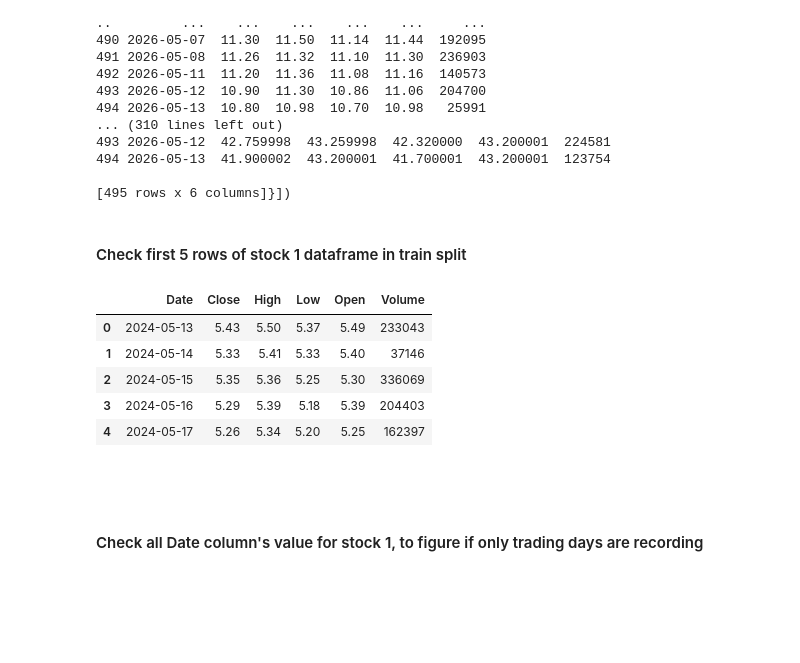
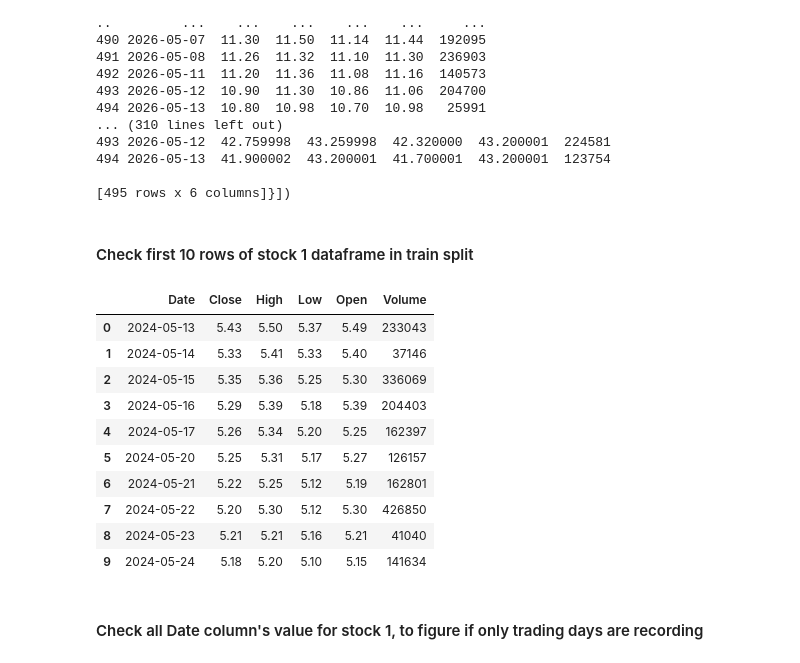
Before and after one commit to kimonkmrs/TIMESERIES_CLOSE_PRICE_PREDICTION, a Jupyter notebook: notebook/Main.ipynb, the cells around one changed output. Saved outputs shown, nothing was run; the diff lists cells and outputs as text; code cells hidden in the pictures; blank space fills up the shorter version.

```diff
--- a/notebook/Main.ipynb
+++ b/notebook/Main.ipynb
@@ -106,18 +108,21 @@ dict_values([{'stock_1':           Date  Close   High    Low   Open  Volume
 
 [495 rows x 6 columns]}])
 # %% [markdown]
-#### Check first 5 rows of stock 1 dataframe in train split
+#### Check first 10 rows of stock 1 dataframe in train split
 # %%
-all_dataframes['train']['stock_1'].head()
+all_dataframes['train']['stock_1'].head(10)
 # %% [output]
 |  | Date | Close | High | Low | Open | Volume |
 | 0 | 2024-05-13 | 5.43 | 5.50 | 5.37 | 5.49 | 233043 |
 | 1 | 2024-05-14 | 5.33 | 5.41 | 5.33 | 5.40 | 37146 |
 | 2 | 2024-05-15 | 5.35 | 5.36 | 5.25 | 5.30 | 336069 |
 | 3 | 2024-05-16 | 5.29 | 5.39 | 5.18 | 5.39 | 204403 |
 | 4 | 2024-05-17 | 5.26 | 5.34 | 5.20 | 5.25 | 162397 |
+| 5 | 2024-05-20 | 5.25 | 5.31 | 5.17 | 5.27 | 126157 |
+| 6 | 2024-05-21 | 5.22 | 5.25 | 5.12 | 5.19 | 162801 |
+| 7 | 2024-05-22 | 5.20 | 5.30 | 5.12 | 5.30 | 426850 |
+| 8 | 2024-05-23 | 5.21 | 5.21 | 5.16 | 5.21 | 41040 |
+| 9 | 2024-05-24 | 5.18 | 5.20 | 5.10 | 5.15 | 141634 |
-# %% [markdown]
-####
 # %% [markdown]
 #### Check all Date column's value for stock 1, to figure if only trading days are recording
 # %%
```
Also changed, not shown: parts of 33 cells of this notebook.
